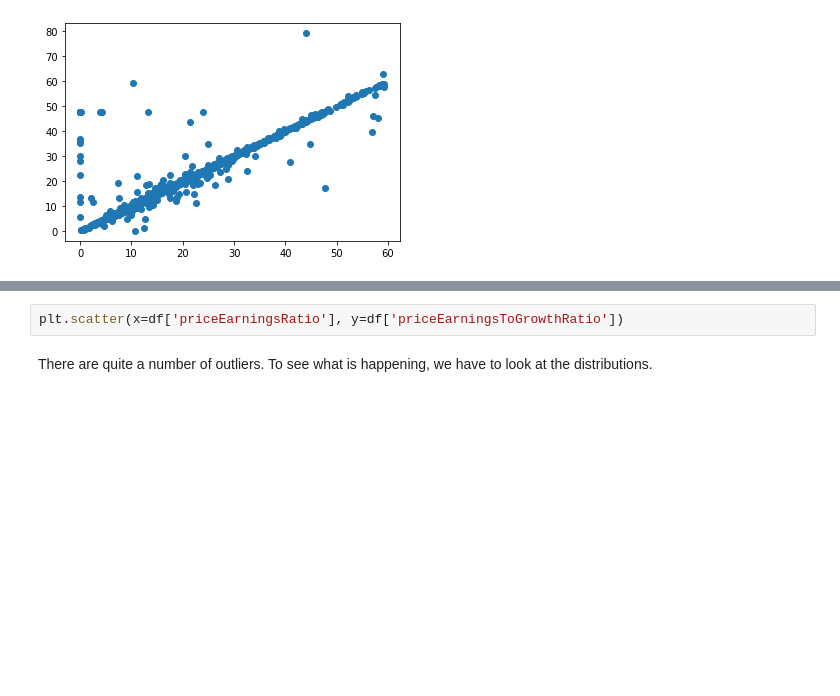
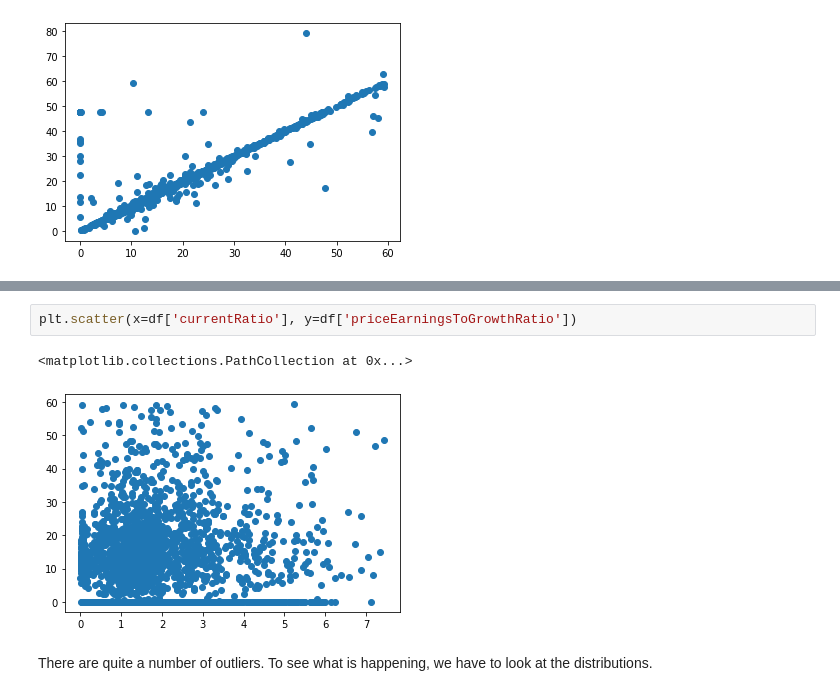
Before and after one commit to WafflesAreFriends/CPSC-4310-Stocks, a Jupyter notebook: DAP2/data_cleaning.ipynb, the cells around one changed output, grey strips where cells are left out. Saved outputs shown, nothing was run; the diff lists cells and outputs as text; blank space fills up the shorter version.

```diff
--- a/DAP2/data_cleaning.ipynb
+++ b/DAP2/data_cleaning.ipynb
@@ -143,5 +143,8 @@ plt.scatter(x=df['priceCashFlowRatio'], y=df['priceEarningsToGrowthRatio'])
 # %%
-plt.scatter(x=df['priceEarningsRatio'], y=df['priceEarningsToGrowthRatio'])
+plt.scatter(x=df['currentRatio'], y=df['priceEarningsToGrowthRatio'])
+# %% [output]
+<matplotlib.collections.PathCollection at 0x...>
+[figure, added]
 # %% [markdown]
 There are quite a number of outliers. To see what is happening, we have to look at the distributions.
 # %% [markdown]
```
Also changed, not shown: parts of 1 cell of this notebook.
